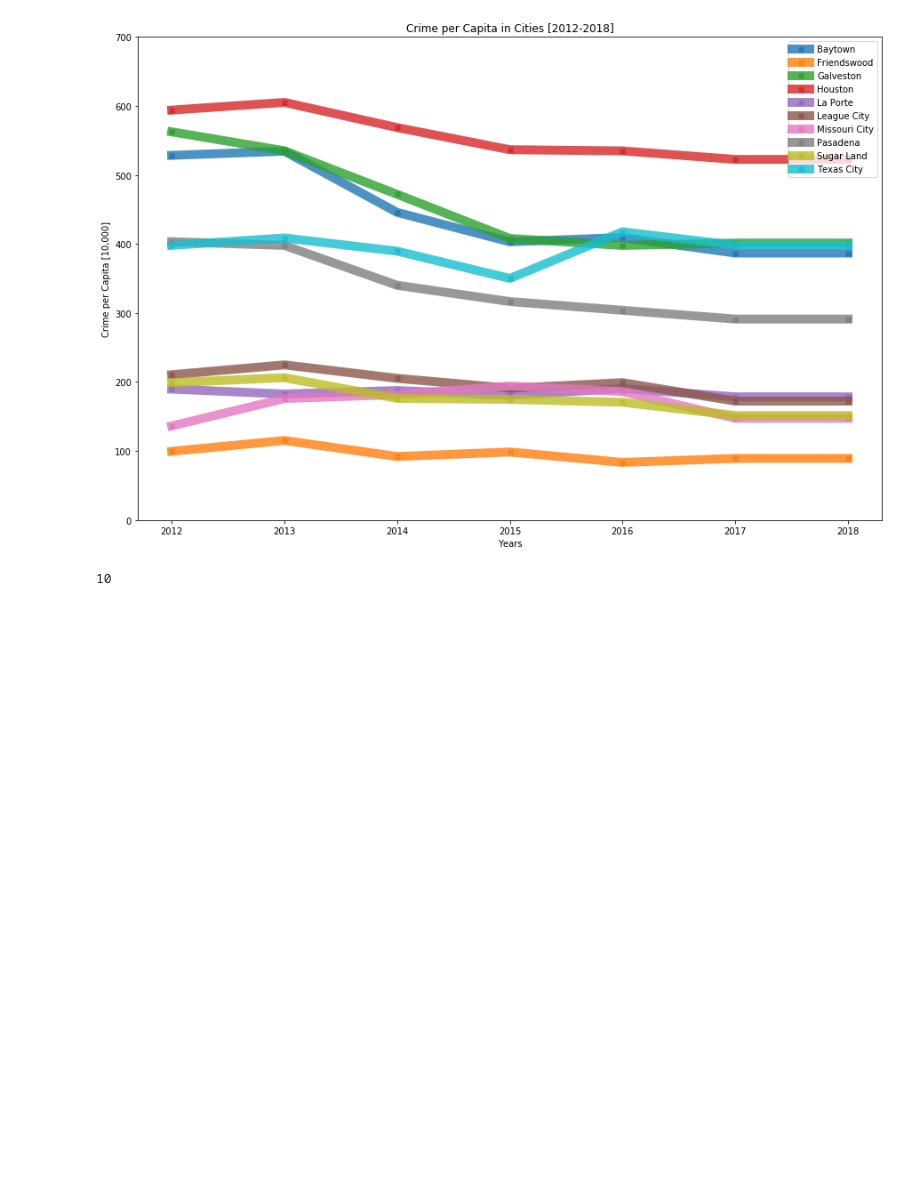
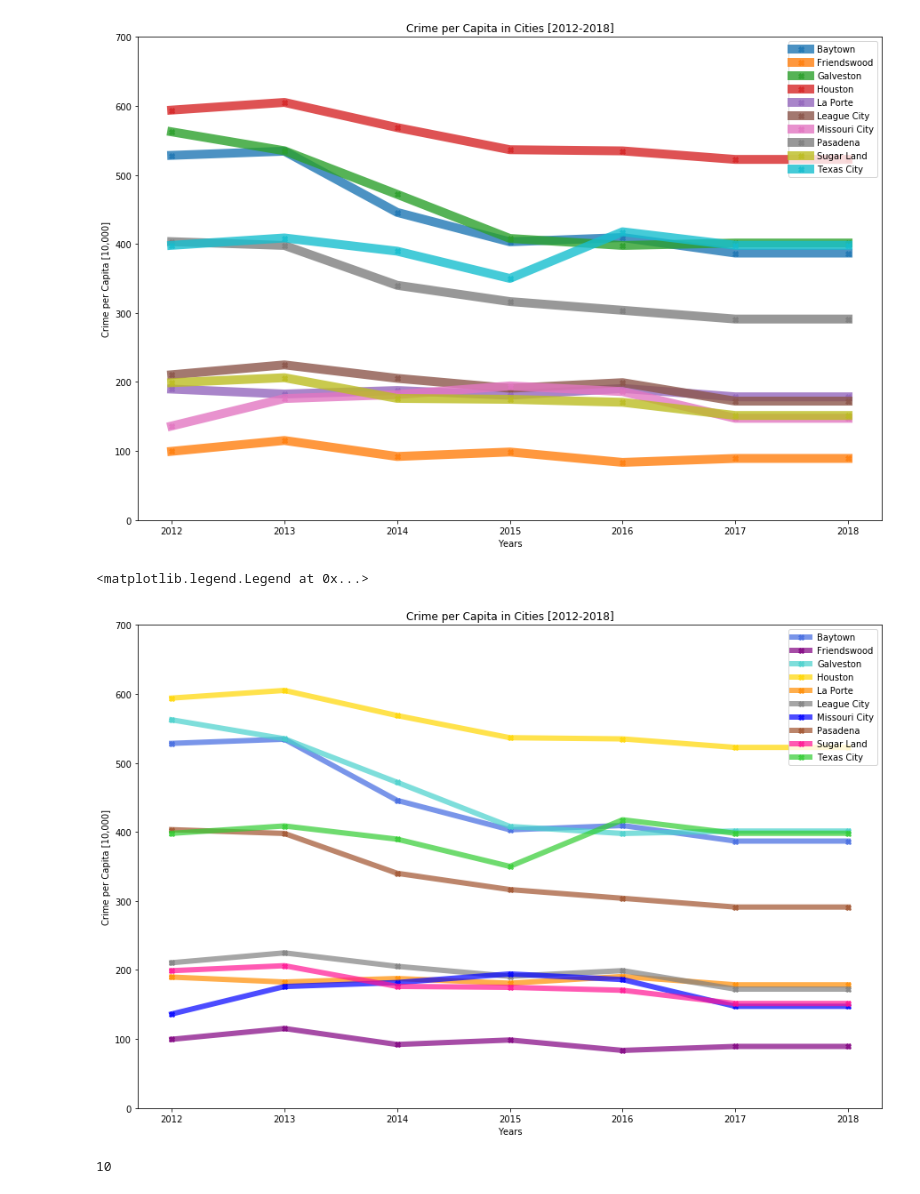
Before and after one commit to andresocorro/project_1, a Jupyter notebook: src_files/CrimeData.ipynb, the cells around one changed output. Cells and saved outputs as stored; diff of their text form; code cells hidden in the pictures; blank space fills up the shorter version.

```diff
--- a/src_files/CrimeData.ipynb
+++ b/src_files/CrimeData.ipynb
@@ -216,23 +198,42 @@ total_lst = []
 violent_lst = []
 property_lst = []
 # %%
-# Graphing parameters
-plt.figure(figsize =(15,10))
-plt.ylim(0,700)
-# Graph line graph of crime per capita of cities in question
-ax = plt.gca()
-for city in city_list:
-    filter_city_df = crime_graph_df.loc[crime_graph_df['City'] == city]
-    color = next(ax._get_lines.prop_cycler)['color']
-    plt.plot(filter_city_df['Year'],filter_city_df['Total Crime Per Capita [10,000]'], label=city, color=color, alpha = .8, linewidth = 10, marker="X")
-# Labels for map
-plt.xlabel("Years")
-plt.ylabel("Crime per Capita [10,000]")
-plt.title("Crime per Capita in Cities [2012-2018]")
-plt.legend(loc="best")
+# # Graphing parameters
+# plt.figure(figsize =(15,10))
+# plt.ylim(0,700)
+# # Graph line graph of crime per capita of cities in question
+# ax = plt.gca()
+# for city in city_list:
+#     filter_city_df = crime_graph_df.loc[crime_graph_df['City'] == city]
+#     color = next(ax._get_lines.prop_cycler)['color']
+#     plt.plot(filter_city_df['Year'],filter_city_df['Total Crime Per Capita [10,000]'], label=city, color=color, alpha = .8, linewidth = 10, marker="X")
+# # Labels for map
+# plt.xlabel("Years")
+# plt.ylabel("Crime per Capita [10,000]")
+# plt.title("Crime per Capita in Cities [2012-2018]")
+# plt.legend(loc="best")
 # %% [output]
 <matplotlib.legend.Legend at 0x...>
 [figure]
+# %%
+# Graphing parameters
+plt.figure(figsize =(15,10))
+plt.ylim(0,700)
+# Graph line graph of crime per capita of cities in question
+colors = ["royalblue", "purple", "mediumturquoise", "gold", "darkorange", "grey", "blue", "sienna", "deeppink", "limegreen"]
+
+for i, city in enumerate(city_list):
+   filter_city_df = crime_graph_df.loc[crime_graph_df['City'] == city]
+   plt.plot(filter_city_df['Year'],filter_city_df['Total Crime Per Capita [10,000]'], color=colors[i], linestyle='solid', label=city, alpha = .7, linewidth = 6, marker="X")
+
+# Labels for map
+plt.xlabel("Years")
+plt.ylabel("Crime per Capita [10,000]")
+plt.title("Crime per Capita in Cities [2012-2018]")
+plt.legend(loc="best")
+# %% [output]
+<matplotlib.legend.Legend at 0x...>
+[figure, added]
 # %%
 # Obtaining means for different types of crime and appending to a list
 for city in city_list:
```
Also changed, not shown: parts of 6 cells of this notebook.
